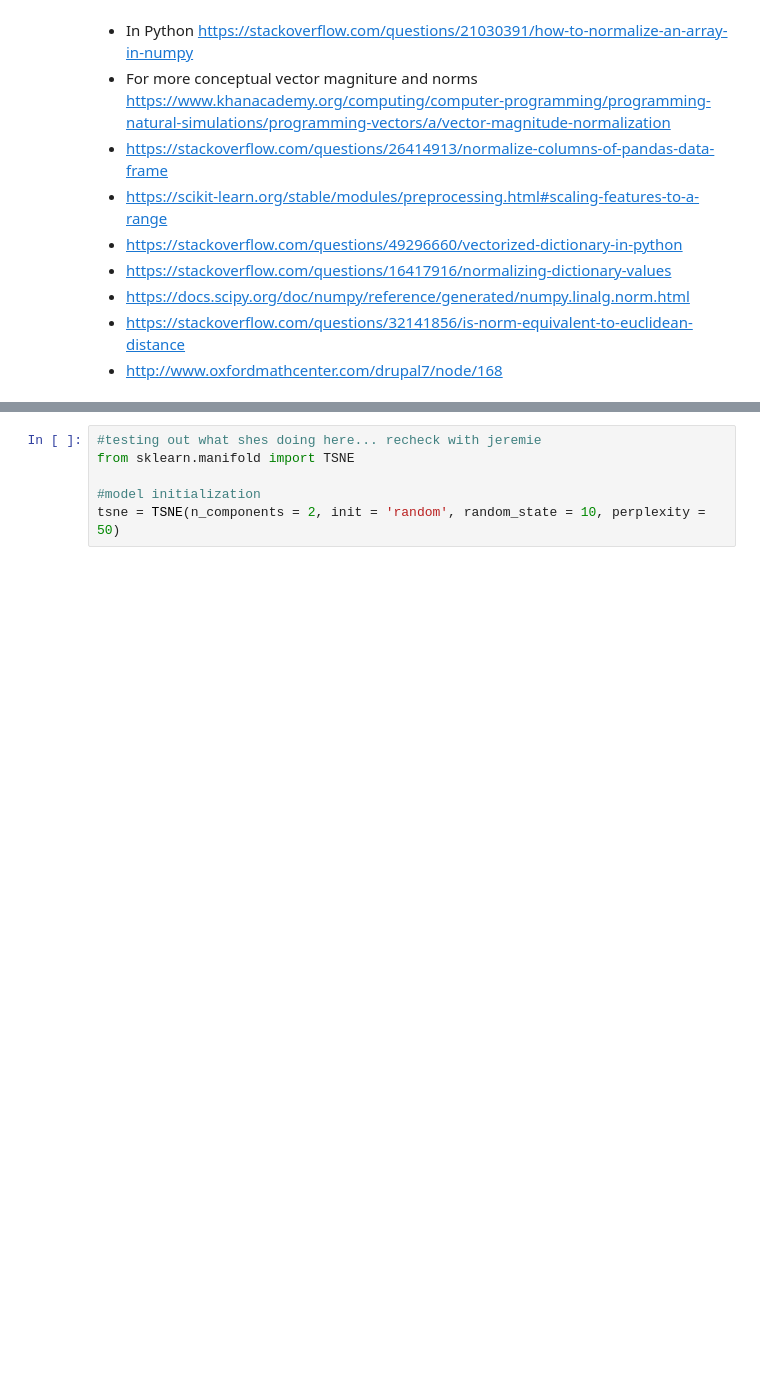
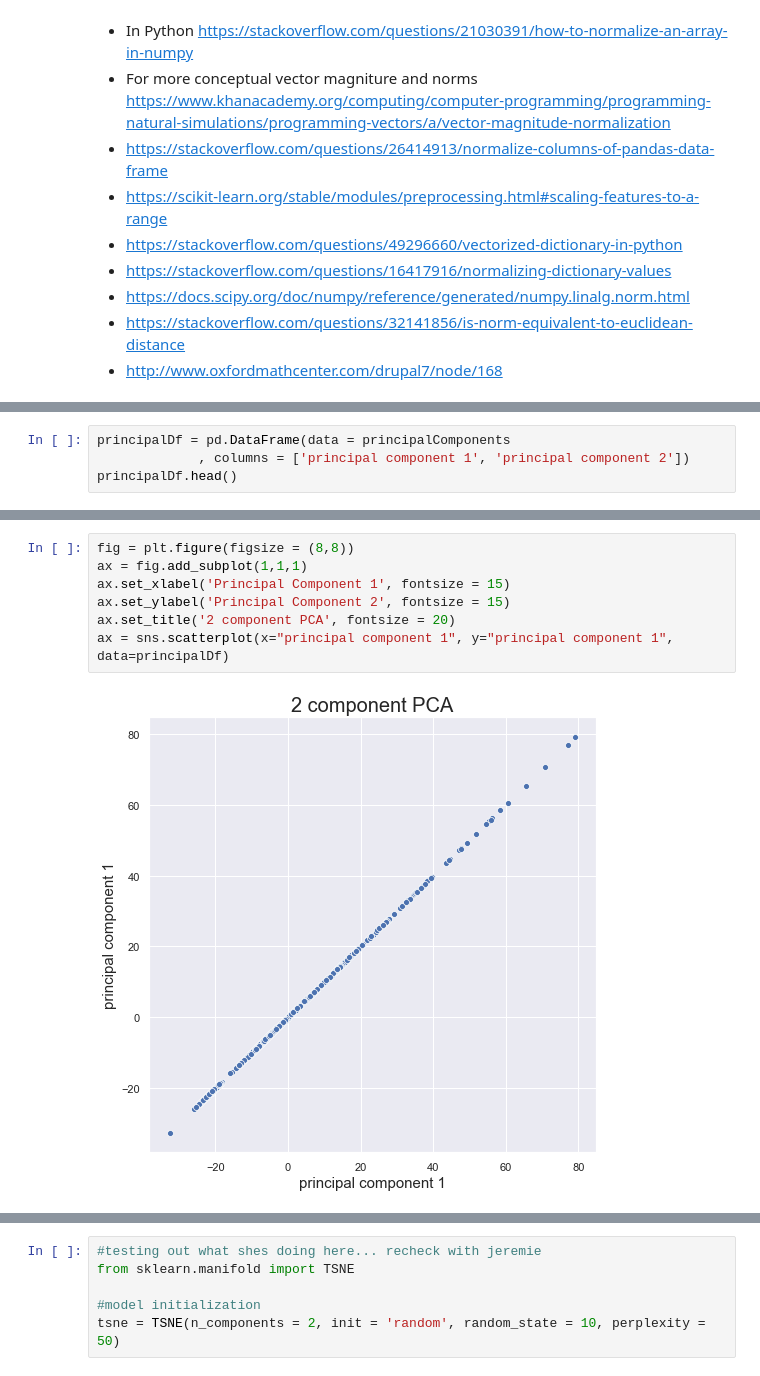
Before and after one commit to angelaaaateng/Projects, a Jupyter notebook: Pangea_RS_5.ipynb, the cells around one changed output, grey strips where cells are left out. Drawn from its saved outputs; the diff is of its cells as text; blank space fills up the shorter version.

```diff
--- a/Pangea_RS_5.ipynb
+++ b/Pangea_RS_5.ipynb
@@ -415,0 +384,4 @@ None
+# %%
+principalDf = pd.DataFrame(data = principalComponents
+             , columns = ['principal component 1', 'principal component 2'])
+principalDf.head()
@@ -415,0 +412,9 @@ None
+# %%
+fig = plt.figure(figsize = (8,8))
+ax = fig.add_subplot(1,1,1)
+ax.set_xlabel('Principal Component 1', fontsize = 15)
+ax.set_ylabel('Principal Component 2', fontsize = 15)
+ax.set_title('2 component PCA', fontsize = 20)
+ax = sns.scatterplot(x="principal component 1", y="principal component 1", data=principalDf)
+# %% [output]
+[figure, added]
```
Also changed, not shown: parts of 23 cells of this notebook.
